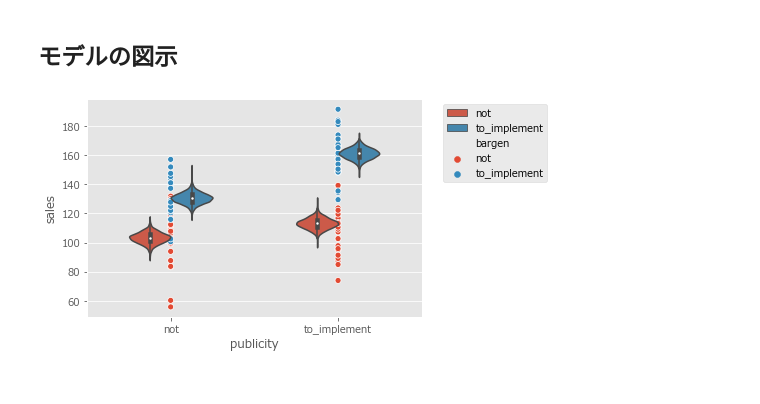
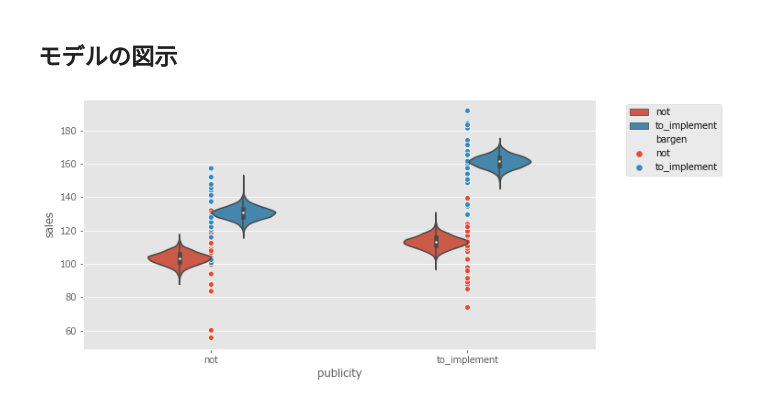
Before and after one commit to Data-Anal-Ojisan/DataAnalOji.hatena.sample, a Jupyter notebook: python_samples/stan/3-10-交互作用.ipynb, the cells around one changed output. Cells and saved outputs as stored; diff of their text form; code cells hidden in the pictures.

```diff
--- a/python_samples/stan/3-10-交互作用.ipynb
+++ b/python_samples/stan/3-10-交互作用.ipynb
@@ -348,14 +348,15 @@ See the caveats in the documentation: https://pandas.pydata.org/pandas-docs/stab
 # %% [markdown]
 ## モデルの図示
 # %%
+plt.figure(figsize=(10,5))
 sns.scatterplot(x='publicity', y='sales', hue='bargen', data=interaction_1)
 sns.violinplot(x='publicity',
                y='sales',
                hue='bargen',
                data=prediction,
                showfliers=False,
                width=0.5)
 plt.legend(bbox_to_anchor=(1.05, 1), loc='upper left')
 plt.show()
 # %% [output]
-[figure, old version]
+[figure, new version]
```
Also changed, not shown: 2 other files.
